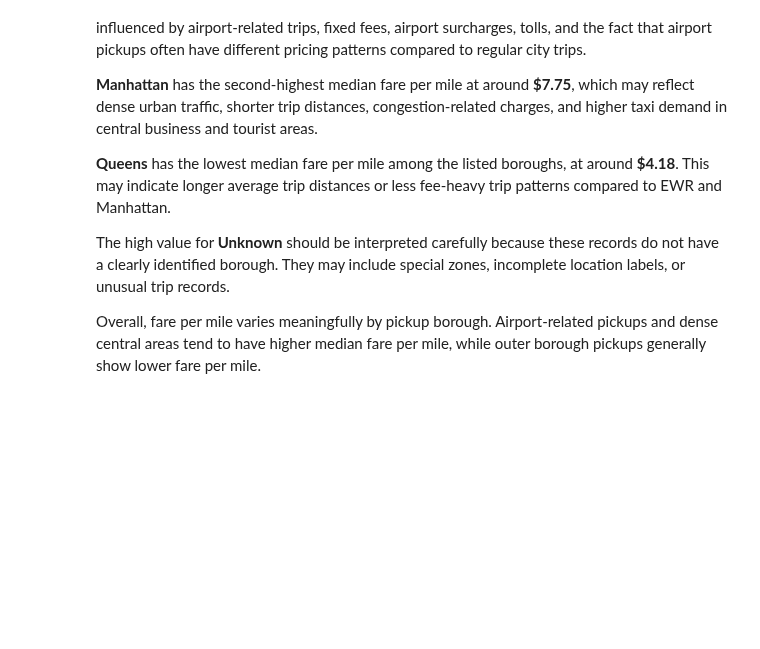
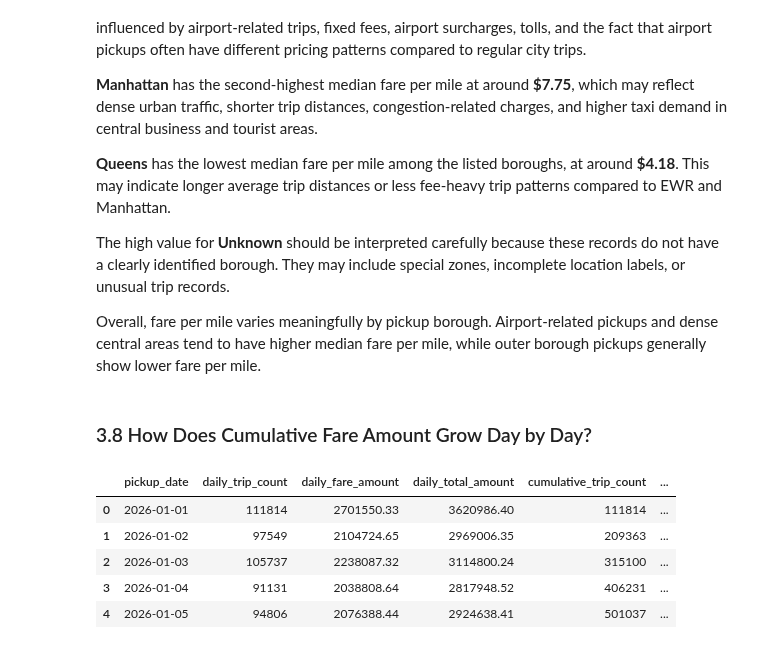
Before and after one commit to fathirrizkifadillah/NYC-Yellow-Taxi-Trip-Analysis, a Jupyter notebook: main.ipynb, the cells around one changed output. Saved outputs shown, nothing was run; the diff lists cells and outputs as text; code cells hidden in the pictures; blank space fills up the shorter version.

```diff
--- a/main.ipynb
+++ b/main.ipynb
@@ -988,3 +988,32 @@ The highest median fare per mile comes from **EWR**, at around **$11.08 per mile
 The high value for **Unknown** should be interpreted carefully because these records do not have a clearly identified borough. They may include special zones, incomplete location labels, or unusual trip records.
 
 Overall, fare per mile varies meaningfully by pickup borough. Airport-related pickups and dense central areas tend to have higher median fare per mile, while outer borough pickups generally show lower fare per mile.
+# %% [markdown]
+### 3.8 How Does Cumulative Fare Amount Grow Day by Day?
+# %%
+df_eda["pickup_date"] = pd.to_datetime(df_eda["pickup_date"])
+
+daily_fare = (
+    df_eda[df_eda['pickup_date'] > '2025-12-31']
+    .groupby('pickup_date')
+    .agg(
+        daily_trip_count=("pickup_date", "size"),
+        daily_fare_amount=("fare_amount", "sum"),
+        daily_total_amount=("total_amount", "sum")
+    )
+    .reset_index()
+    .sort_values("pickup_date")
+)
+
+daily_fare['cumulative_trip_count'] = daily_fare['daily_trip_count'].cumsum()
+daily_fare['cumulative_fare_amount'] = daily_fare['daily_fare_amount'].cumsum()
+daily_fare['cumulative_total_amount'] = daily_fare['daily_total_amount'].cumsum()
+
+daily_fare.head()
+# %% [output]
+|  | pickup_date | daily_trip_count | daily_fare_amount | daily_total_amount | cumulative_trip_count | ... |
+| 0 | 2026-01-01 | 111814 | 2701550.33 | 3620986.40 | 111814 | ... |
+| 1 | 2026-01-02 | 97549 | 2104724.65 | 2969006.35 | 209363 | ... |
+| 2 | 2026-01-03 | 105737 | 2238087.32 | 3114800.24 | 315100 | ... |
+| 3 | 2026-01-04 | 91131 | 2038808.64 | 2817948.52 | 406231 | ... |
+| 4 | 2026-01-05 | 94806 | 2076388.44 | 2924638.41 | 501037 | ... |
```
Also changed, not shown: parts of 1 cell of this notebook, 1 other file.
